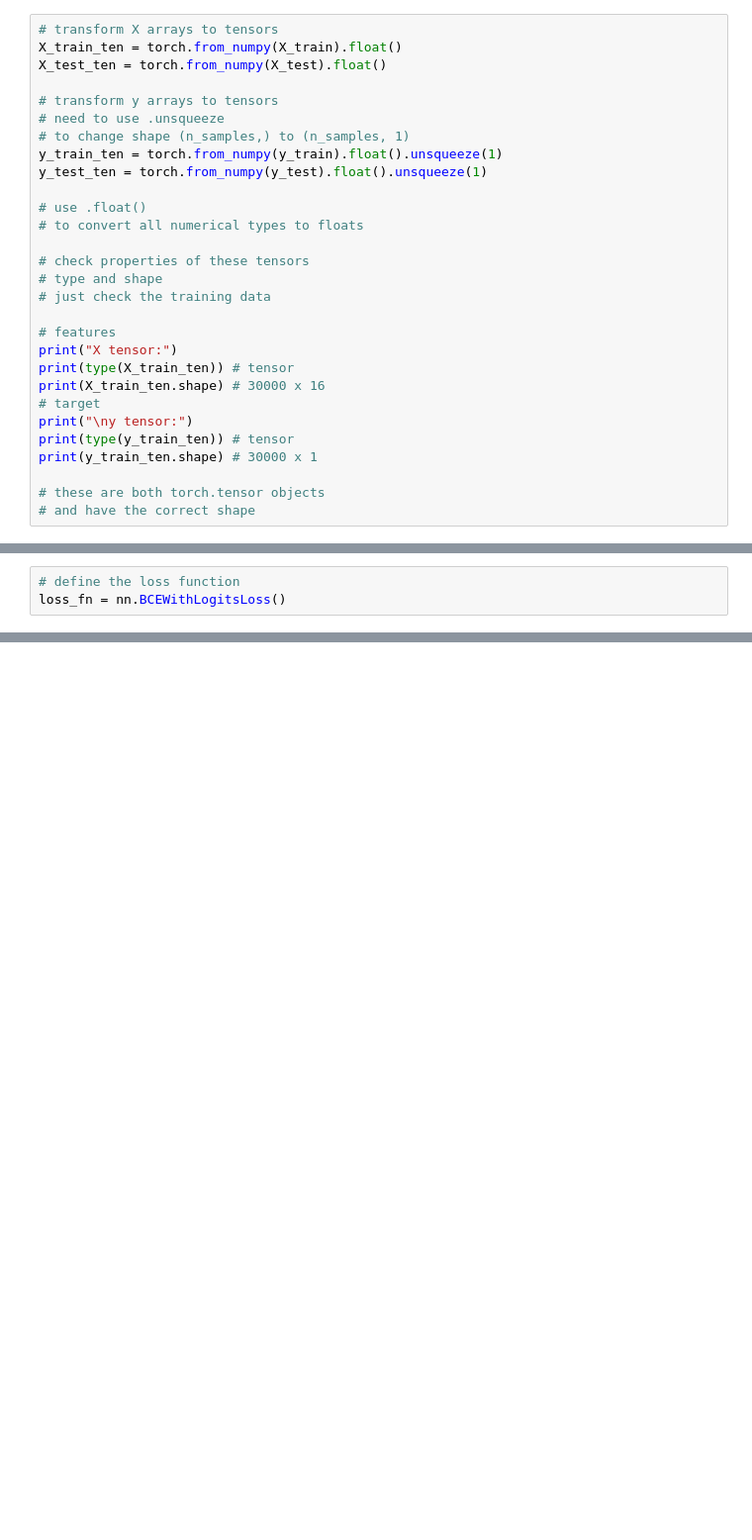
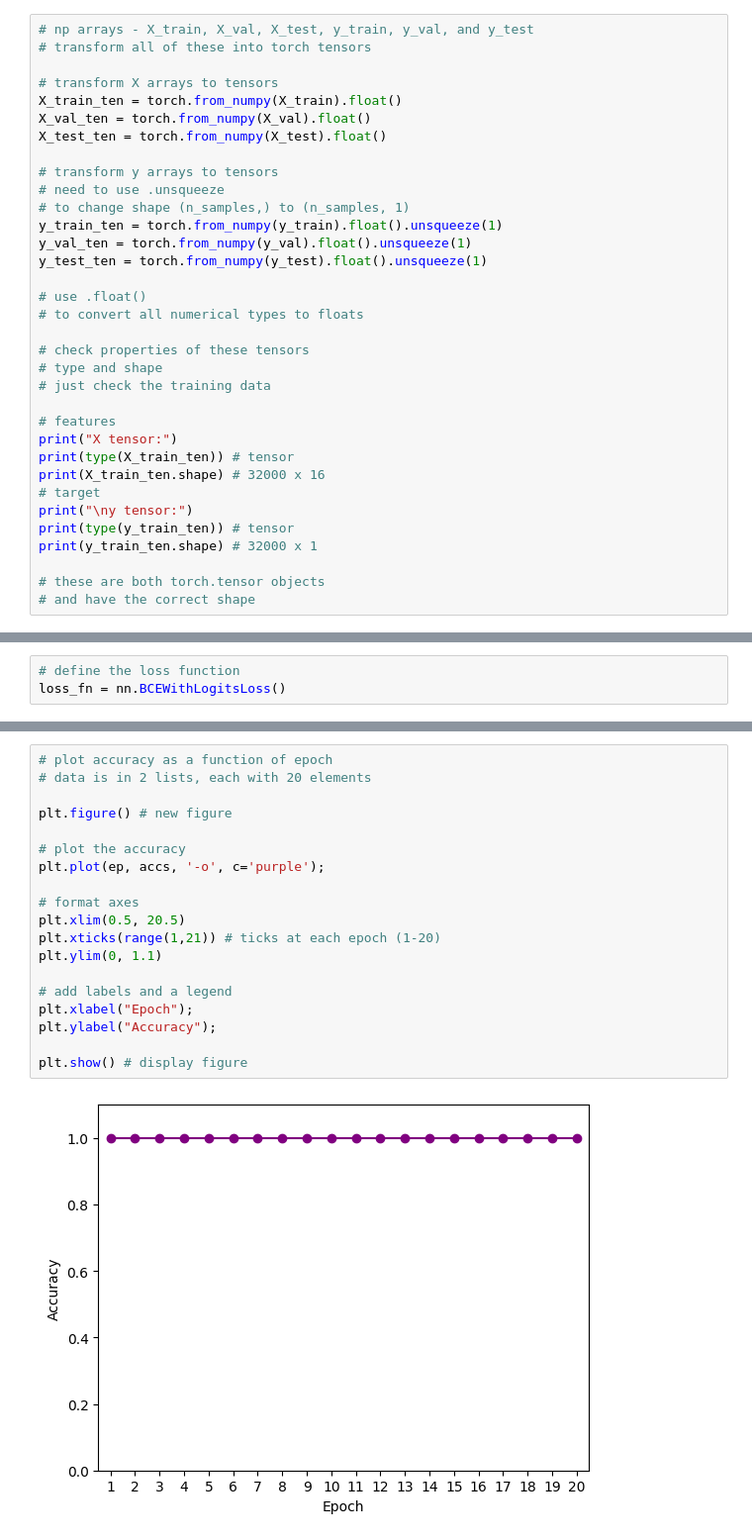
Before and after one commit to lysette-stubbs/ACT_Coursework_2, a Jupyter notebook: py/Q2_Folder/Q2_Neural_Networks.ipynb, the cells around one changed output, grey strips where cells are left out. Shown: that part at 99% size. Cells and saved outputs as stored; diff of their text form; blank space fills up the shorter version.

```diff
--- a/py/Q2_Folder/Q2_Neural_Networks.ipynb
+++ b/py/Q2_Folder/Q2_Neural_Networks.ipynb
@@ -548,12 +602,17 @@ int8
 # %%
+# np arrays - X_train, X_val, X_test, y_train, y_val, and y_test
+# transform all of these into torch tensors
+
 # transform X arrays to tensors
 X_train_ten = torch.from_numpy(X_train).float()
+X_val_ten = torch.from_numpy(X_val).float()
 X_test_ten = torch.from_numpy(X_test).float()
 
 # transform y arrays to tensors
 # need to use .unsqueeze
 # to change shape (n_samples,) to (n_samples, 1)
 y_train_ten = torch.from_numpy(y_train).float().unsqueeze(1)
+y_val_ten = torch.from_numpy(y_val).float().unsqueeze(1)
 y_test_ten = torch.from_numpy(y_test).float().unsqueeze(1)
 
 # use .float()
@@ -566,11 +625,11 @@ y_test_ten = torch.from_numpy(y_test).float().unsqueeze(1)
 # features
 print("X tensor:")
 print(type(X_train_ten)) # tensor
-print(X_train_ten.shape) # 30000 x 16
+print(X_train_ten.shape) # 32000 x 16
 # target
 print("\ny tensor:")
 print(type(y_train_ten)) # tensor
-print(y_train_ten.shape) # 30000 x 1
+print(y_train_ten.shape) # 32000 x 1
 
 # these are both torch.tensor objects
 # and have the correct shape
@@ -795,0 +1094,21 @@ pc_model.train()
+# %%
+# plot accuracy as a function of epoch
+# data is in 2 lists, each with 20 elements
+
+plt.figure() # new figure
+
+# plot the accuracy
+plt.plot(ep, accs, '-o', c='purple');
+
+# format axes
+plt.xlim(0.5, 20.5)
+plt.xticks(range(1,21)) # ticks at each epoch (1-20)
+plt.ylim(0, 1.1)
+
+# add labels and a legend
+plt.xlabel("Epoch");
+plt.ylabel("Accuracy");
+
+plt.show() # display figure
+# %% [output]
+[figure, added]
```
Also changed, not shown: parts of 76 cells of this notebook.
